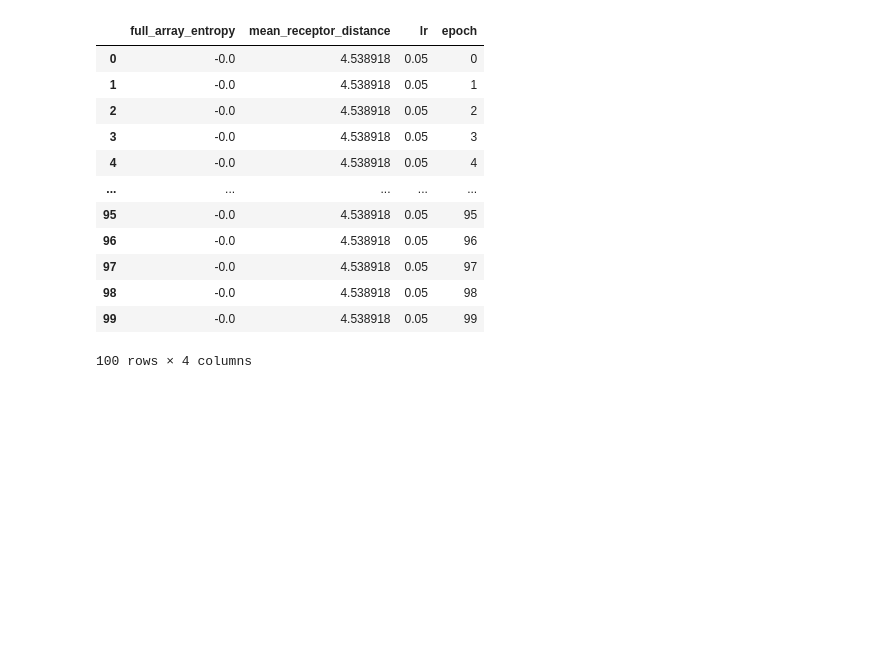
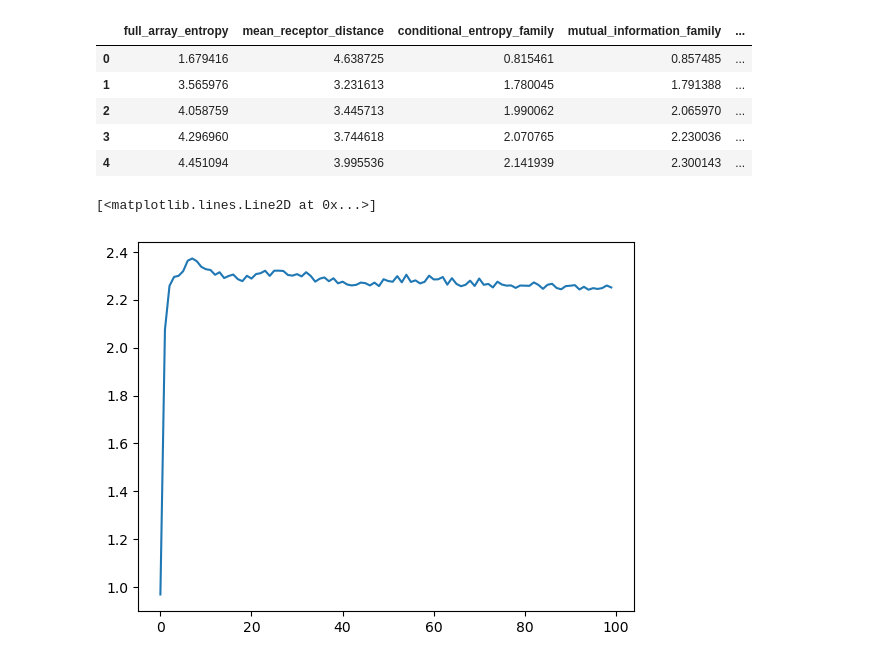
Before and after one commit to HugoLeRoy94/opt_bin_resp, a Jupyter notebook: analysis/analysis_template.ipynb, the cells around one changed output. Cells and saved outputs as stored; diff of their text form; code cells hidden in the pictures; blank space fills up the shorter version.

```diff
--- a/analysis/analysis_template.ipynb
+++ b/analysis/analysis_template.ipynb
@@ -37,17 +86,19 @@ Auto-discovered latest run: opt_homomers_n_units_50_20260408_142324
 # %%
-experiments[10]['stats_df']
+# Example: viewing stats for Families=10, Dim=10, Units=10 (Sample 0)
+if (20, 10, 10) in experiments and len(experiments[(20, 10, 10)]['samples']) > 0:
+    display(experiments[(20, 10, 10)]['samples'][0]['stats_df'].head())
+else:
+    print('not in the folder')
 # %% [output]
-|  | full_array_entropy | mean_receptor_distance | lr | epoch |
-| 0 | -0.0 | 4.538918 | 0.05 | 0 |
-| 1 | -0.0 | 4.538918 | 0.05 | 1 |
-| 2 | -0.0 | 4.538918 | 0.05 | 2 |
-| 3 | -0.0 | 4.538918 | 0.05 | 3 |
-| 4 | -0.0 | 4.538918 | 0.05 | 4 |
-| ... | ... | ... | ... | ... |
-| 95 | -0.0 | 4.538918 | 0.05 | 95 |
-| 96 | -0.0 | 4.538918 | 0.05 | 96 |
-| 97 | -0.0 | 4.538918 | 0.05 | 97 |
-| 98 | -0.0 | 4.538918 | 0.05 | 98 |
-| 99 | -0.0 | 4.538918 | 0.05 | 99 |
+|  | full_array_entropy | mean_receptor_distance | conditional_entropy_family | mutual_information_family | ... |
+| 0 | 1.679416 | 4.638725 | 0.815461 | 0.857485 | ... |
+| 1 | 3.565976 | 3.231613 | 1.780045 | 1.791388 | ... |
+| 2 | 4.058759 | 3.445713 | 1.990062 | 2.065970 | ... |
+| 3 | 4.296960 | 3.744618 | 2.070765 | 2.230036 | ... |
+| 4 | 4.451094 | 3.995536 | 2.141939 | 2.300143 | ... |
-100 rows × 4 columns
+# %%
+plt.plot(experiments[(20, 10, 10)]['samples'][0]['stats_df']['mutual_information_concentration'])
+# %% [output]
+[<matplotlib.lines.Line2D at 0x...>]
+[figure, added]
 # %%
```
Also changed, not shown: parts of 6 cells of this notebook, 2 other files.
